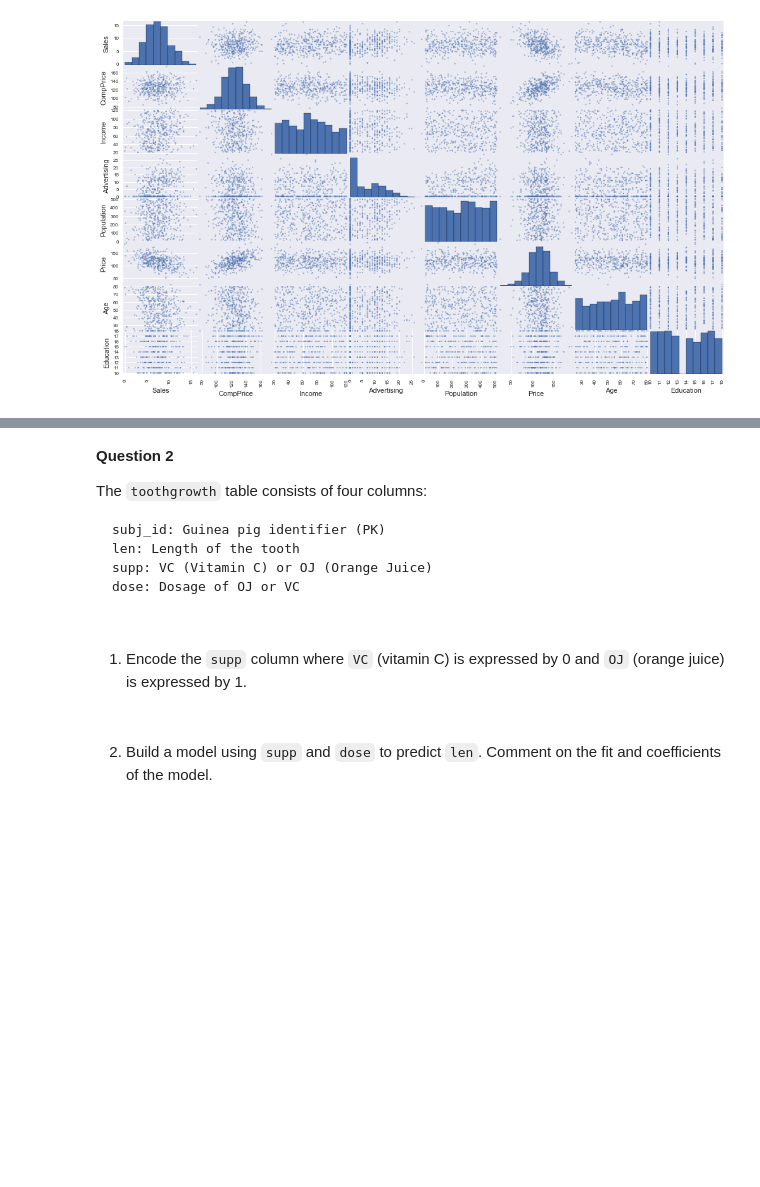
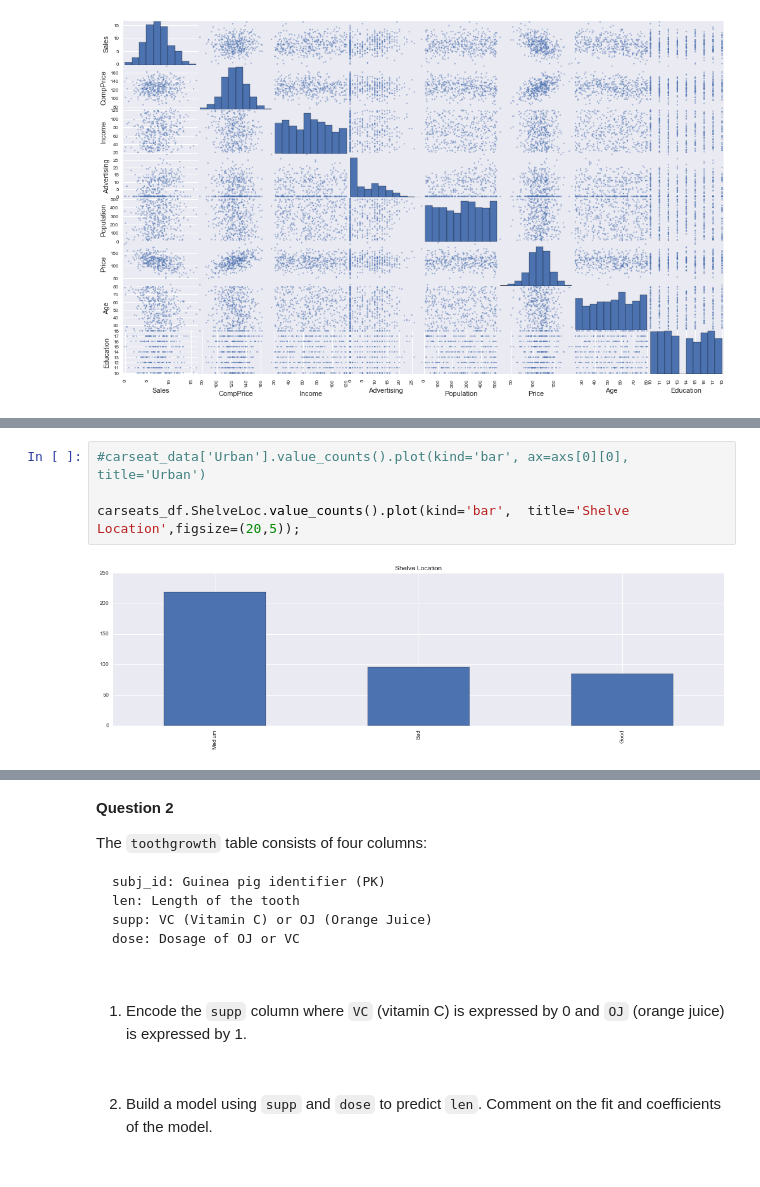
Before and after one commit to jonhilgart22/Galvanize-Statistics, a Jupyter notebook: week6/6-3_MultReg2/DSCI6002-6.3-Lab-Jonathan-Hilgart.ipynb, the cells around one changed output, grey strips where cells are left out. Cells and saved outputs as stored; diff of their text form; blank space fills up the shorter version.

```diff
--- a/week6/6-3_MultReg2/DSCI6002-6.3-Lab-Jonathan-Hilgart.ipynb
+++ b/week6/6-3_MultReg2/DSCI6002-6.3-Lab-Jonathan-Hilgart.ipynb
@@ -93,0 +175,6 @@ pd.scatter_matrix(carseats_df, figsize=(17, 10), edgecolor='none', alpha=0.5);
+# %%
+#carseat_data['Urban'].value_counts().plot(kind='bar', ax=axs[0][0], title='Urban')
+
+carseats_df.ShelveLoc.value_counts().plot(kind='bar',  title='Shelve Location',figsize=(20,5));
+# %% [output]
+[figure, added]
```
Also changed, not shown: parts of 43 cells of this notebook, 2 other files.
